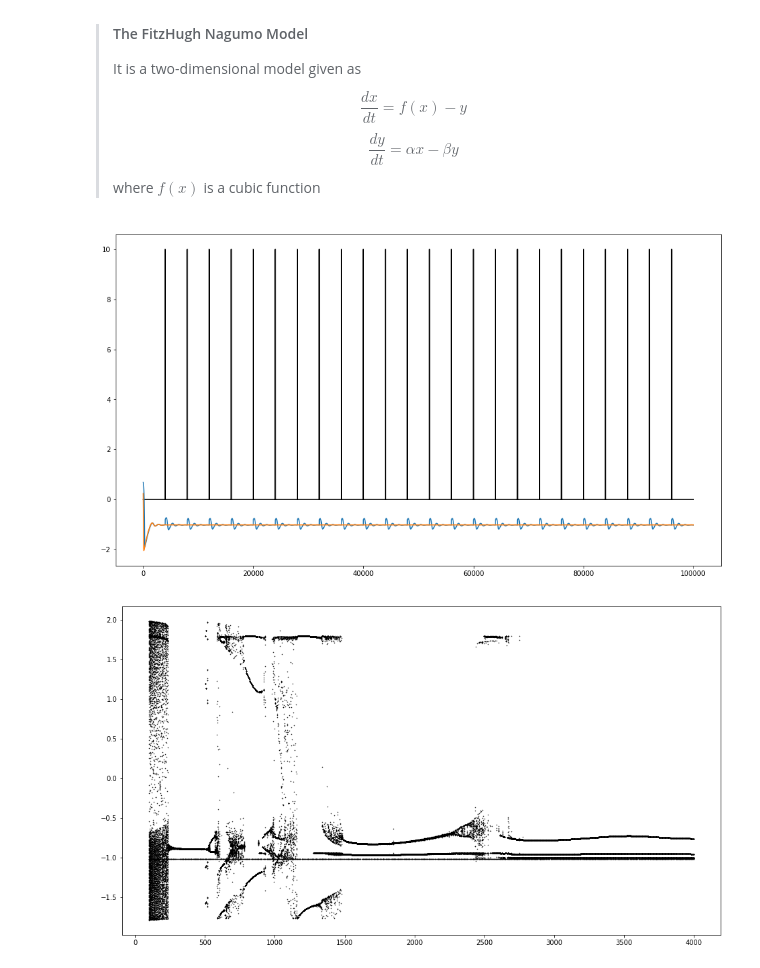
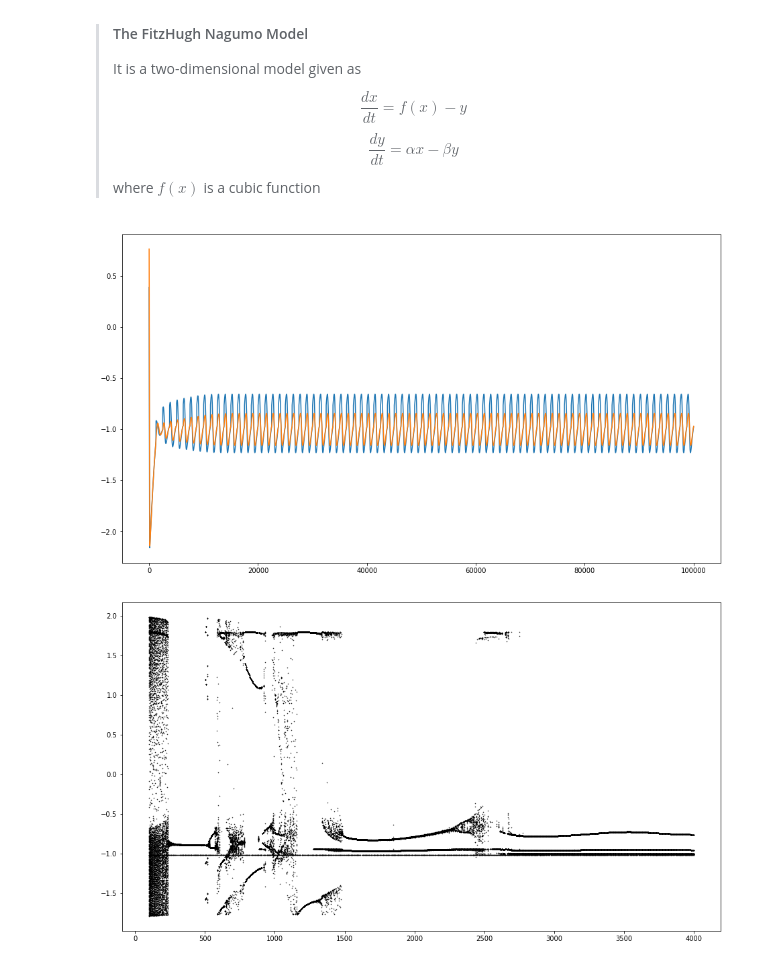
Before and after one commit to arindamsaha1507/ExtremeEvents, a Jupyter notebook: Periodic.ipynb, the cells around one changed output. Drawn from its saved outputs; the diff is of its cells as text; code cells hidden in the pictures.

```diff
--- a/Periodic.ipynb
+++ b/Periodic.ipynb
@@ -78,7 +78,7 @@ np.random.seed()
 tf = 100000
 dt = 1
 N = 2
-pert_freq = 4000
+pert_freq = 1250
 
 ss = np.zeros(int(tf/dt))
 
@@ -90,16 +90,16 @@ adj = create_adjacency_adjacency(N)
 
 z0 = np.random.random(2*N)
 
-d = ode_solver(network_ode, tf, dt, z0, ss, N, adj, 0.0)
+d = ode_solver(network_ode, tf, dt, z0, ss, N, adj, 0.2)
 # %%
 plt.figure(figsize=(16,9))
 
-plt.plot(ss,'k')
+# plt.plot(ss,'k')
 for i in range(N):
     plt.plot(d[:,2*i])
 plt.show()
 # %% [output]
-[figure, old version]
+[figure, new version]
 # %%
 bif_data = np.empty((0,4))
 
```
Also changed, not shown: parts of 4 cells of this notebook.
